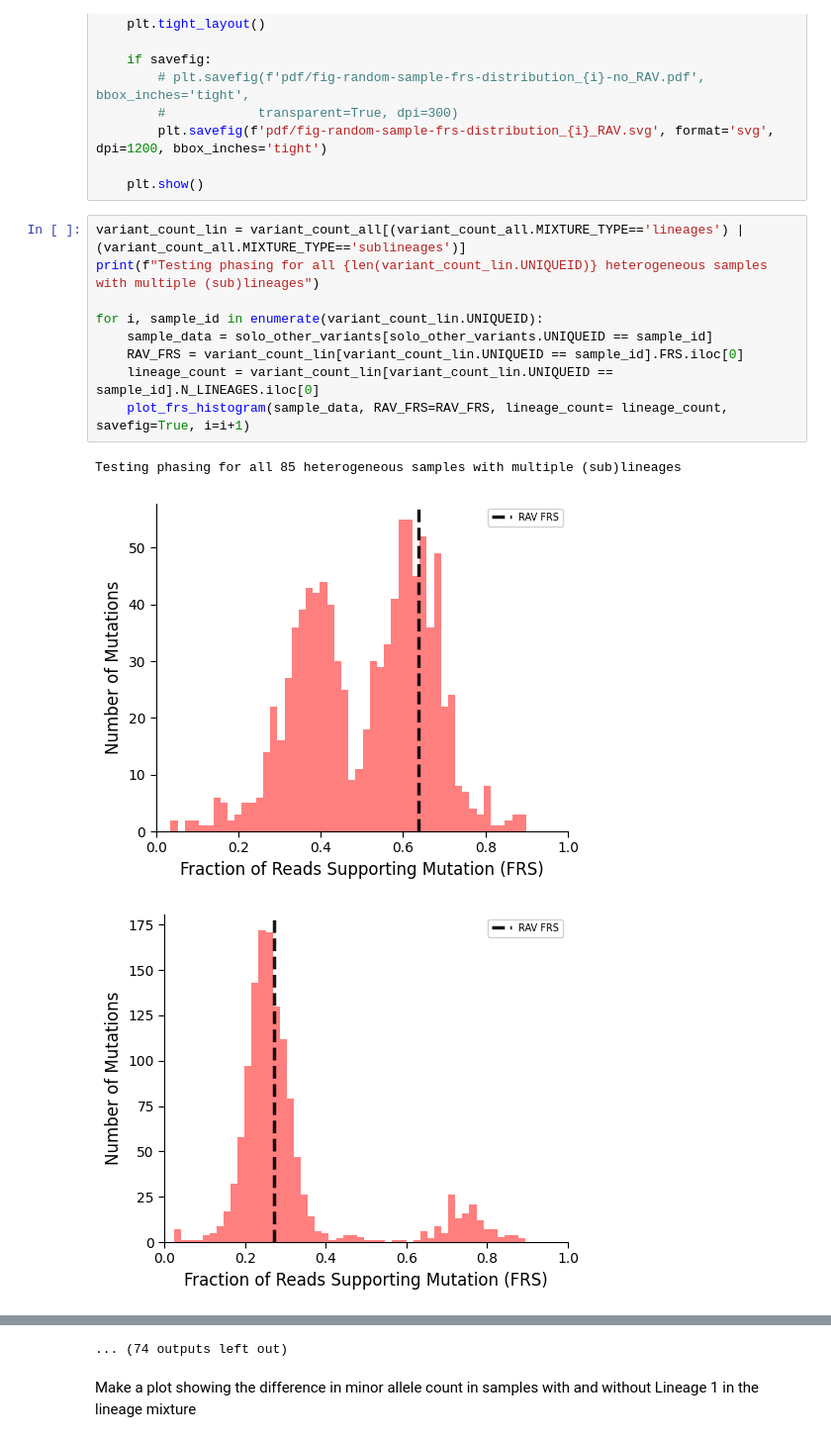
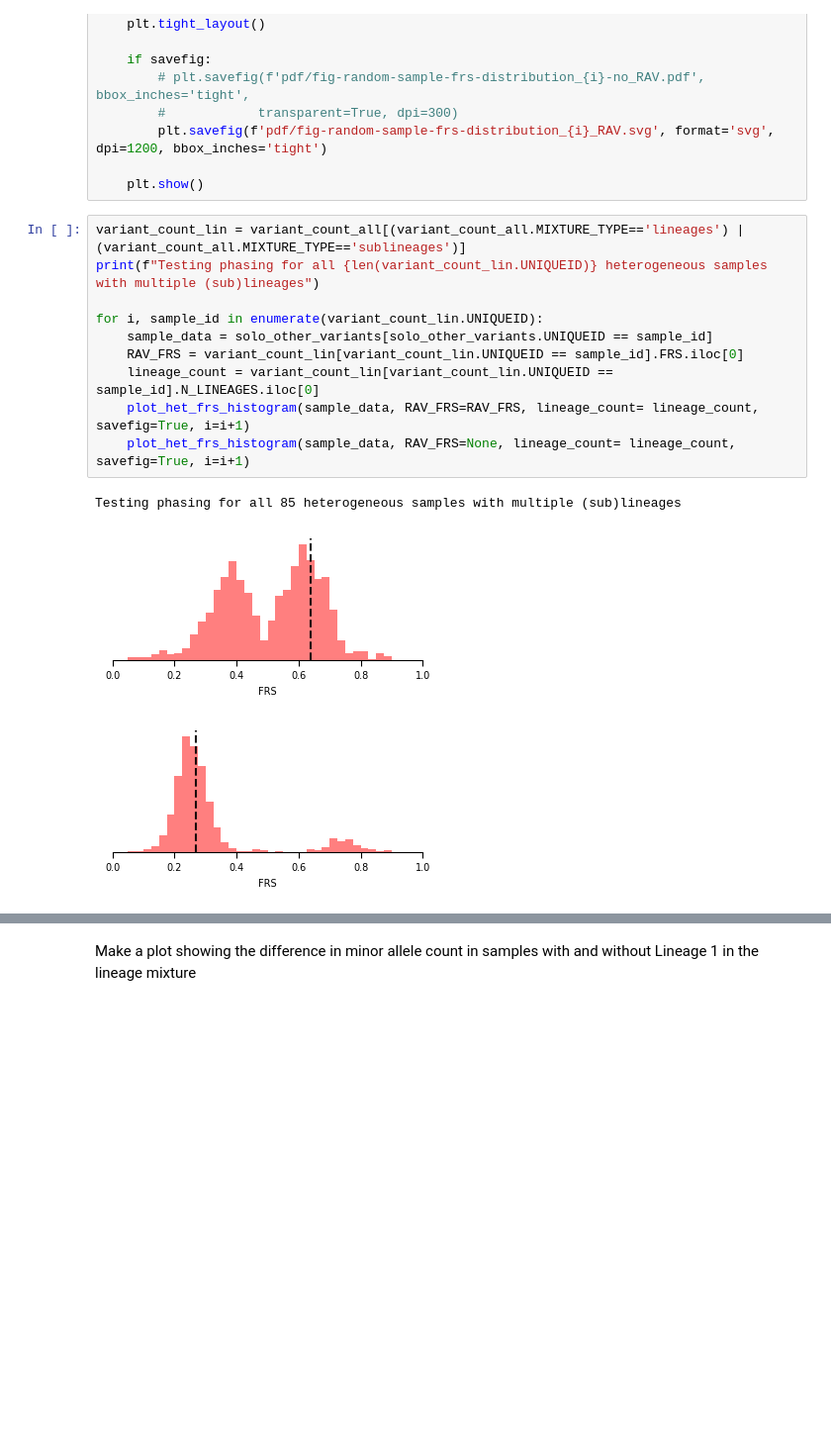
Before and after one commit to viktoria023/thesis-repository, a Jupyter notebook: tuberculosis-RNAP-subpopulations/analysis_refactored.ipynb, the cells around one changed output, grey strips where cells are left out. Shown at 99% size. Cells and saved outputs as stored; diff of their text form; blank space fills up the shorter version.

Commit message:
update frs plots with paper version

```diff
--- a/tuberculosis-RNAP-subpopulations/analysis_refactored.ipynb
+++ b/tuberculosis-RNAP-subpopulations/analysis_refactored.ipynb
@@ -1477,13 +1477,14 @@ def plot_frs_histogram(df, RAV_FRS=None, lineage_count=None, savefig=False, i=No
 # %%
 variant_count_lin = variant_count_all[(variant_count_all.MIXTURE_TYPE=='lineages') | (variant_count_all.MIXTURE_TYPE=='sublineages')]
 print(f"Testing phasing for all {len(variant_count_lin.UNIQUEID)} heterogeneous samples with multiple (sub)lineages")
 
 for i, sample_id in enumerate(variant_count_lin.UNIQUEID):
     sample_data = solo_other_variants[solo_other_variants.UNIQUEID == sample_id]
     RAV_FRS = variant_count_lin[variant_count_lin.UNIQUEID == sample_id].FRS.iloc[0]
     lineage_count = variant_count_lin[variant_count_lin.UNIQUEID == sample_id].N_LINEAGES.iloc[0]
-    plot_frs_histogram(sample_data, RAV_FRS=RAV_FRS, lineage_count= lineage_count, savefig=True, i=i+1)
+    plot_het_frs_histogram(sample_data, RAV_FRS=RAV_FRS, lineage_count= lineage_count, savefig=True, i=i+1)
+    plot_het_frs_histogram(sample_data, RAV_FRS=None, lineage_count= lineage_count, savefig=True, i=i+1)
 # %% [output]
 Testing phasing for all 85 heterogeneous samples with multiple (sub)lineages
-[figure, old version]
+[figure, new version]
-[figure, old version]
+[figure, new version]
@@ -1499,4 +1493,3 @@ Testing phasing for all 85 heterogeneous samples with multiple (sub)lineages
-... (74 outputs left out)
 # %% [markdown]
 Make a plot showing the difference in minor allele count in samples with and without Lineage 1 in the lineage mixture
 # %%
```
Also changed, not shown: parts of 6 cells of this notebook.
